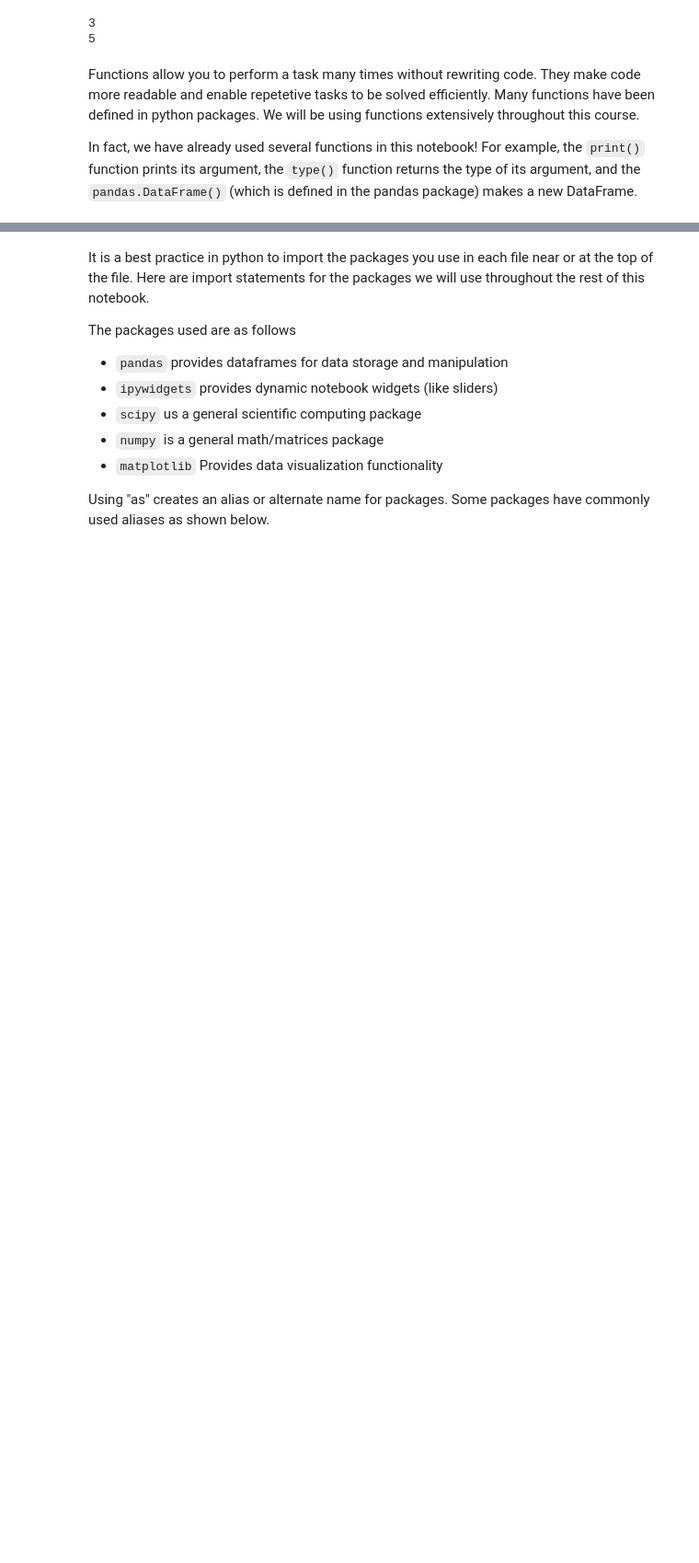
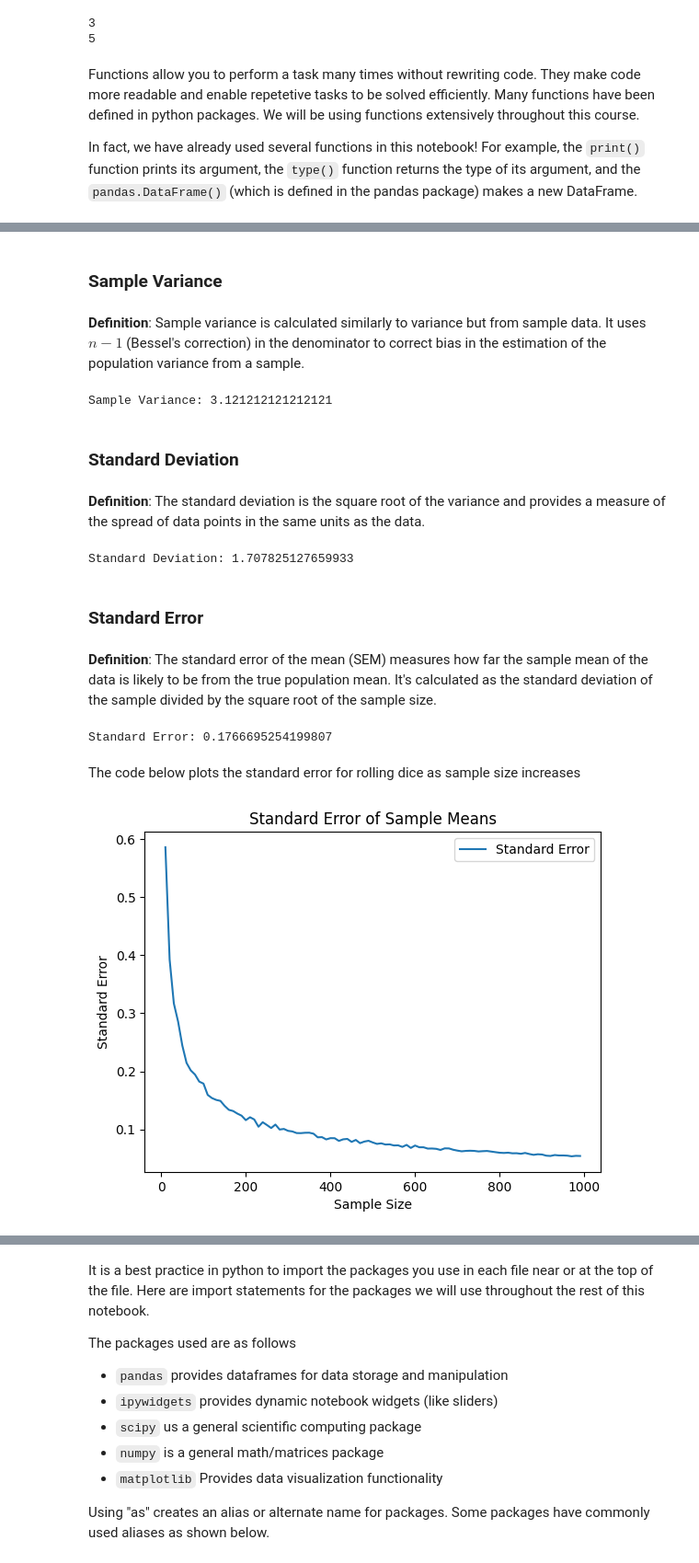
Before and after one commit to BIOL359A-FoundationsOfQBio-Spr25/week1_distributions, a Jupyter notebook: week1_distributions.ipynb, the cells around one changed output, grey strips where cells are left out. Shown: that part at 92% size. Drawn from its saved outputs; the diff is of its cells as text; code cells hidden in the pictures; blank space fills up the shorter version.

```diff
--- a/week1_distributions.ipynb
+++ b/week1_distributions.ipynb
@@ -149,0 +270,45 @@ In fact, we have already used several functions in this notebook! For example, t
+# %% [markdown]
+### Sample Variance
+# %% [markdown]
+**Definition**: Sample variance is calculated similarly to variance but from sample data. It uses $n−1$ (Bessel's correction) in the denominator to correct bias in the estimation of the population variance from a sample.
+# %%
+# Example: Sample variance from random die rolls
+sample_variance = np.var(sample, ddof=1)  # ddof=1 for unbiased estimator
+print(f"Sample Variance: {sample_variance}")
+# %% [output]
+Sample Variance: 3.121212121212121
+# %% [markdown]
+### Standard Deviation
+# %% [markdown]
+**Definition**: The standard deviation is the square root of the variance and provides a measure of the spread of data points in the same units as the data.
+# %%
+# Example: Standard deviation of a fair die roll
+std_deviation = np.sqrt(variance)
+print(f"Standard Deviation: {std_deviation}")
+# %% [output]
+Standard Deviation: 1.707825127659933
+# %% [markdown]
+### Standard Error
+# %% [markdown]
+**Definition**: The standard error of the mean (SEM) measures how far the sample mean of the data is likely to be from the true population mean. It's calculated as the standard deviation of the sample divided by the square root of the sample size.
+# %%
+# Example: Standard error of the sample mean from random die rolls
+standard_error = np.std(sample, ddof=1) / np.sqrt(len(sample))
+print(f"Standard Error: {standard_error}")
+# %% [output]
+Standard Error: 0.1766695254199807
+# %% [markdown]
+The code below plots the standard error for rolling dice as sample size increases
+# %%
+# Calculate the standard error for each sample size
+standard_errors = [np.std(np.random.choice(values, size=s, p=probabilities), ddof=1) / np.sqrt(s) for s in sample_sizes]
+
+# Plotting standard error
+plt.plot(sample_sizes, standard_errors, label='Standard Error')
+plt.xlabel('Sample Size')
+plt.ylabel('Standard Error')
+plt.title('Standard Error of Sample Means')
+plt.legend()
+plt.show()
+# %% [output]
+[figure, added]
```
Also changed, not shown: parts of 53 cells of this notebook.
